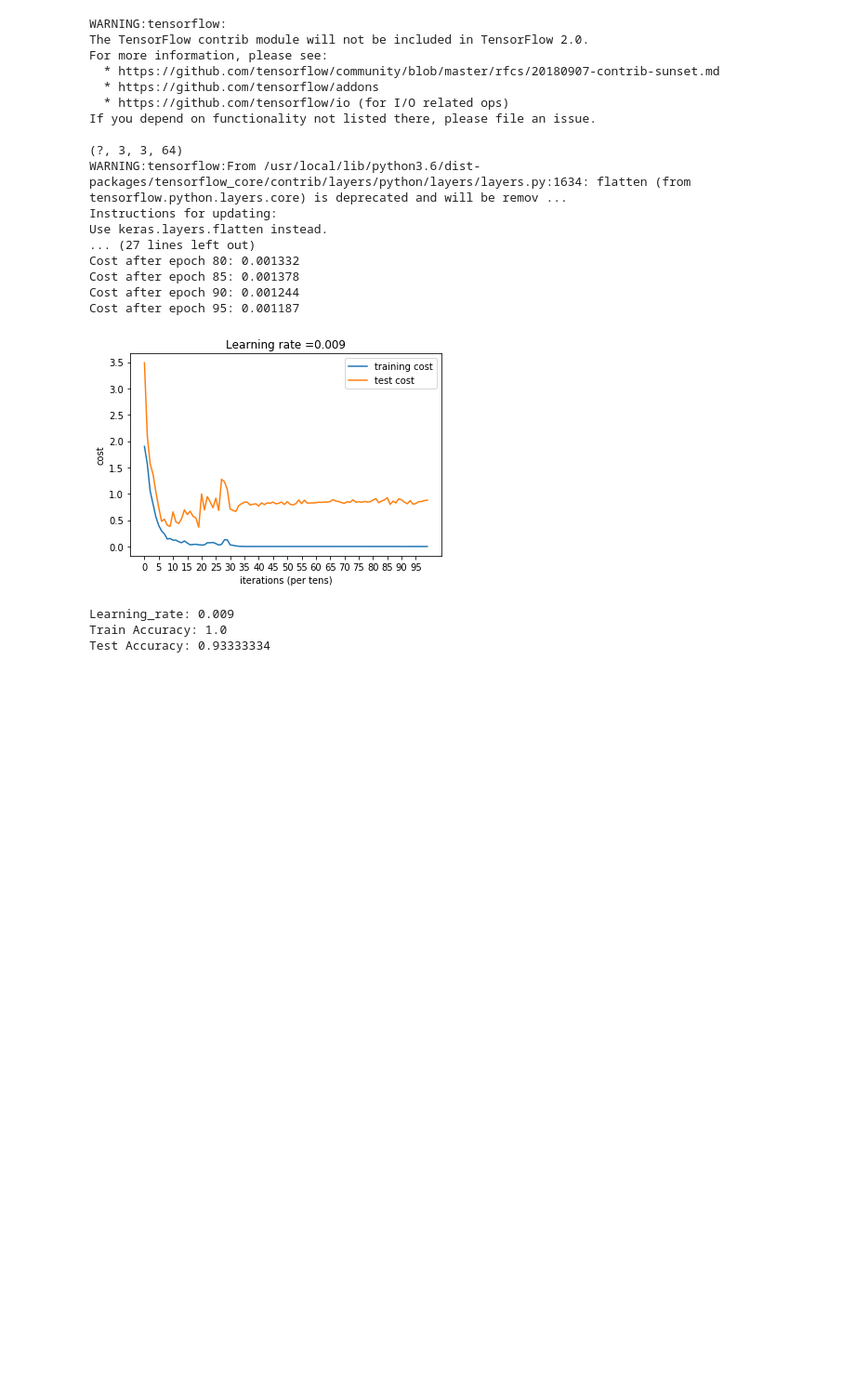
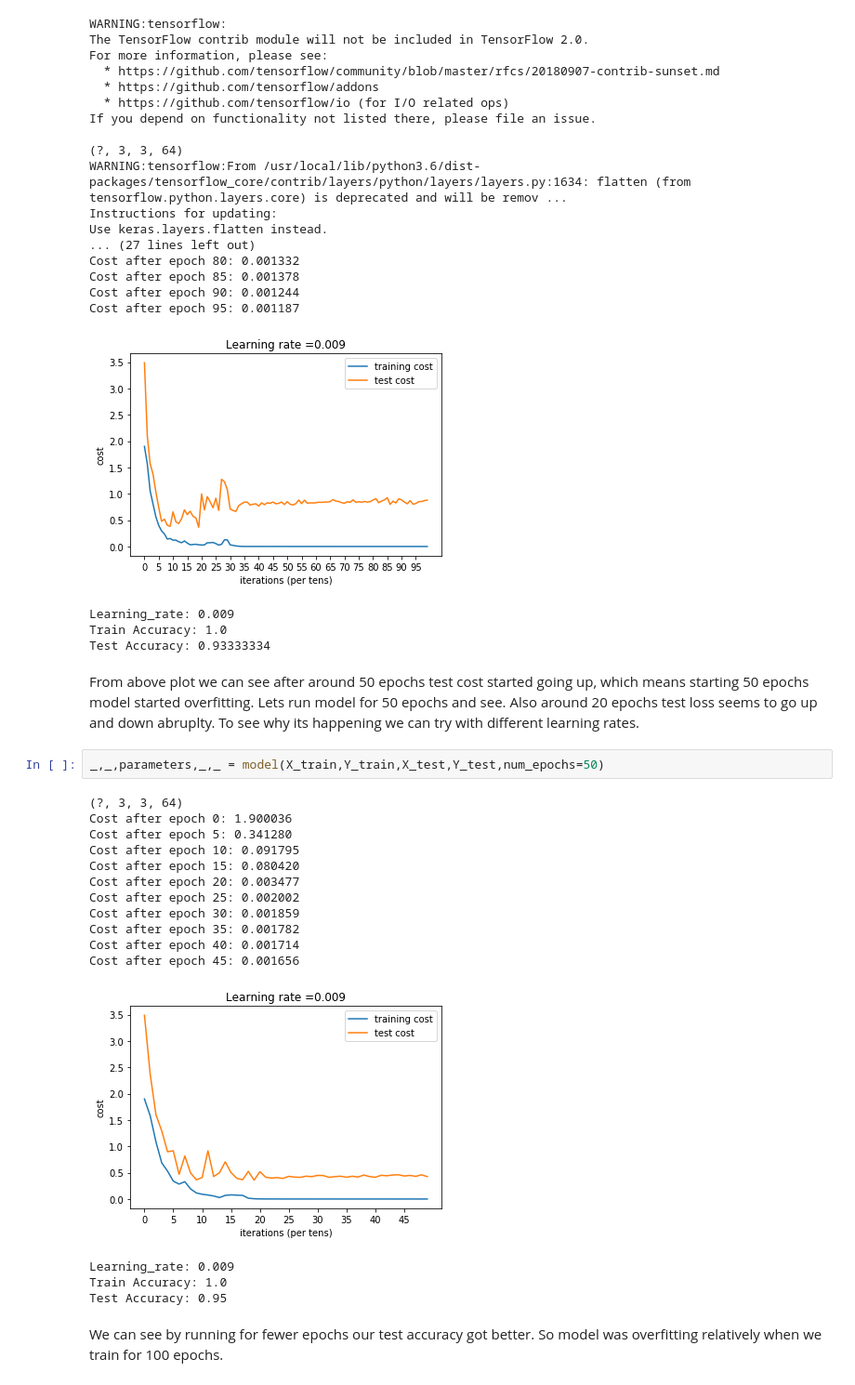
Before and after one commit to raviteja-ganta/SIGNS-classification, a Jupyter notebook: SIGNS_classification.ipynb, the cells around one changed output. Shown at 93% size. Cells and saved outputs as stored; diff of their text form; blank space fills up the shorter version.

Commit message:
feat: Add functionality to reduce variance in the model

```diff
--- a/SIGNS_classification.ipynb
+++ b/SIGNS_classification.ipynb
@@ -642,3 +642,25 @@ Cost after epoch 95: 0.001187
 Learning_rate: 0.009
 Train Accuracy: 1.0
 Test Accuracy: 0.93333334
+# %% [markdown]
+From above plot we can see after around 50 epochs test cost started going up, which means starting 50 epochs model started overfitting. Lets run model for 50 epochs and see. Also around 20 epochs test loss seems to go up and down abruplty. To see why its happening we can try with different learning rates.
+# %%
+_,_,parameters,_,_ = model(X_train,Y_train,X_test,Y_test,num_epochs=50)
+# %% [output]
+(?, 3, 3, 64)
+Cost after epoch 0: 1.900036
+Cost after epoch 5: 0.341280
+Cost after epoch 10: 0.091795
+Cost after epoch 15: 0.080420
+Cost after epoch 20: 0.003477
+Cost after epoch 25: 0.002002
+Cost after epoch 30: 0.001859
+Cost after epoch 35: 0.001782
+Cost after epoch 40: 0.001714
+Cost after epoch 45: 0.001656
+[figure, added]
+Learning_rate: 0.009
+Train Accuracy: 1.0
+Test Accuracy: 0.95
+# %% [markdown]
+We can see by running for fewer epochs our test accuracy got better. So model was overfitting relatively when we train for 100 epochs.
```
